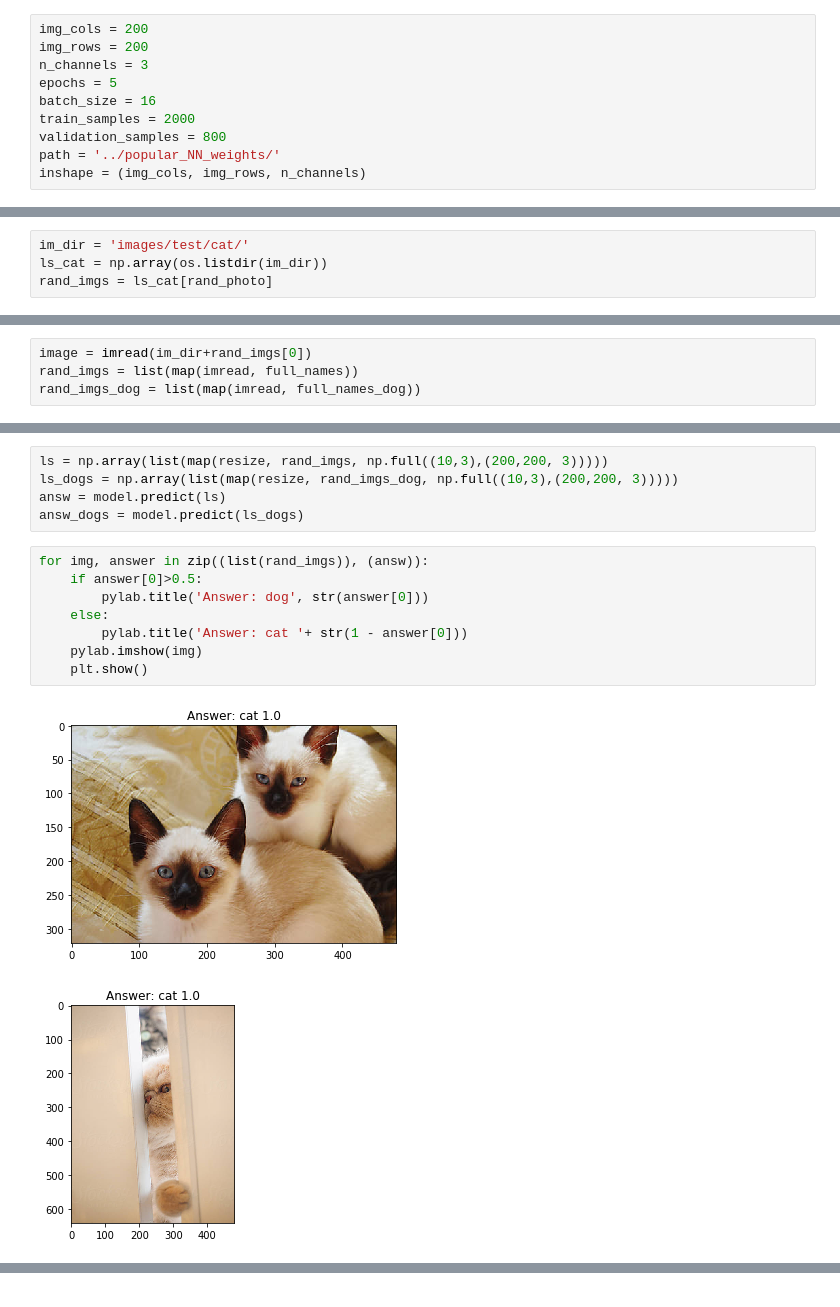
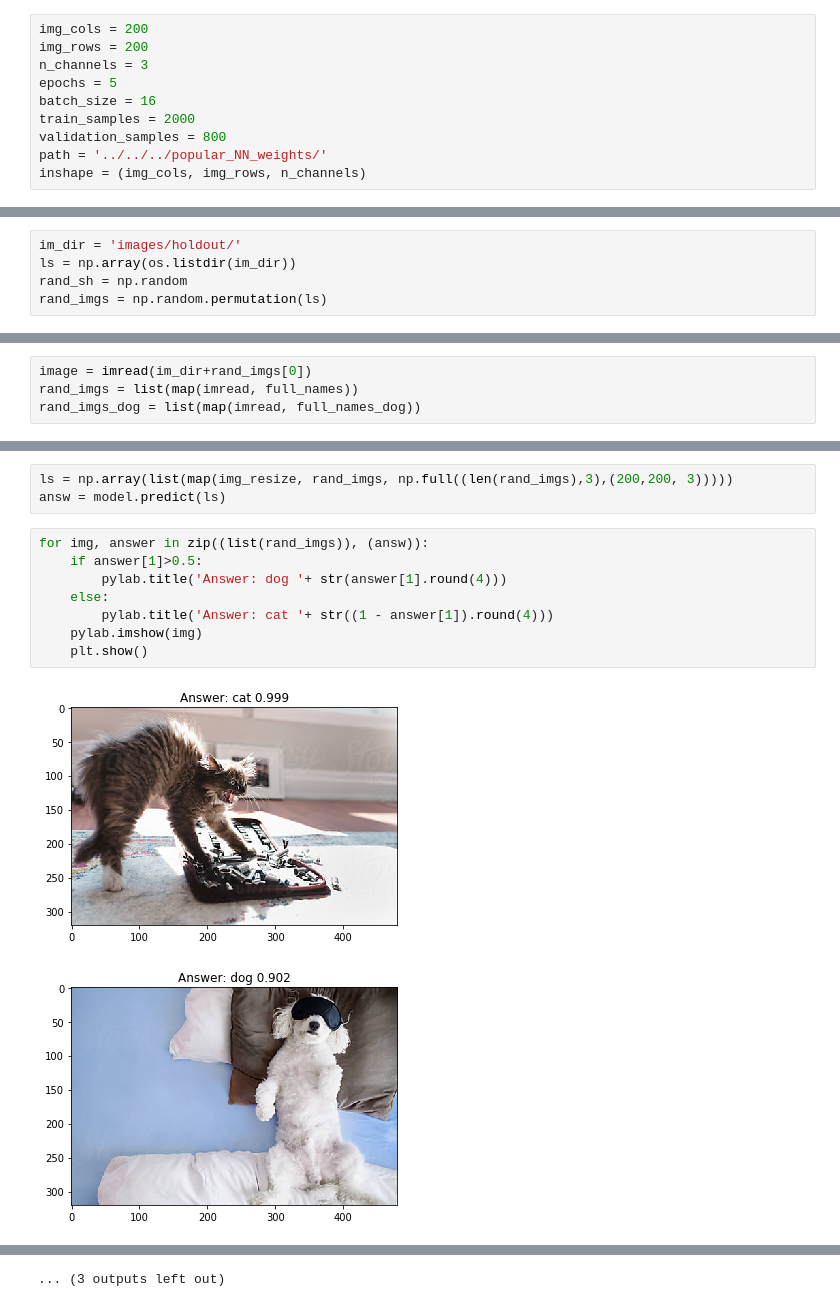
Before and after one commit to Lara0Yu/test_task, a Jupyter notebook: tensorflow_tr_learn.ipynb, the cells around one changed output, grey strips where cells are left out. Saved outputs shown, nothing was run; the diff lists cells and outputs as text.

```diff
--- a/tensorflow_tr_learn.ipynb
+++ b/tensorflow_tr_learn.ipynb
@@ -26,7 +26,7 @@ epochs = 5
 batch_size = 16
 train_samples = 2000
 validation_samples = 800
-path = '../popular_NN_weights/'
+path = '../../../popular_NN_weights/'
 inshape = (img_cols, img_rows, n_channels)
 # %% [markdown]
 ## Предобученные сети
@@ -217,4 +225,5 @@ rand_photo = np.random.randint(0,400,10)
 # %%
-im_dir = 'images/test/cat/'
-ls_cat = np.array(os.listdir(im_dir))
-rand_imgs = ls_cat[rand_photo]
+im_dir = 'images/holdout/'
+ls = np.array(os.listdir(im_dir))
+rand_sh = np.random
+rand_imgs = np.random.permutation(ls)
@@ -240,16 +236,14 @@ pylab.imshow(image);
 # %%
-ls = np.array(list(map(resize, rand_imgs, np.full((10,3),(200,200, 3)))))
-ls_dogs = np.array(list(map(resize, rand_imgs_dog, np.full((10,3),(200,200, 3)))))
+ls = np.array(list(map(img_resize, rand_imgs, np.full((len(rand_imgs),3),(200,200, 3)))))
 answ = model.predict(ls)
-answ_dogs = model.predict(ls_dogs)
 # %%
 for img, answer in zip((list(rand_imgs)), (answ)):
-    if answer[0]>0.5:
-        pylab.title('Answer: dog', str(answer[0]))
+    if answer[1]>0.5:
+        pylab.title('Answer: dog '+ str(answer[1].round(4)))
     else:
-        pylab.title('Answer: cat '+ str(1 - answer[0]))
+        pylab.title('Answer: cat '+ str((1 - answer[1]).round(4)))
     pylab.imshow(img)
     plt.show()
 # %% [output]
-[figure, old version]
+[figure, new version]
-[figure, old version]
+[figure, new version]
@@ -263,0 +260 @@ for img, answer in zip((list(rand_imgs)), (answ)):
+... (3 outputs left out)
```
Also changed, not shown: parts of 10 cells of this notebook, 1 other file.
